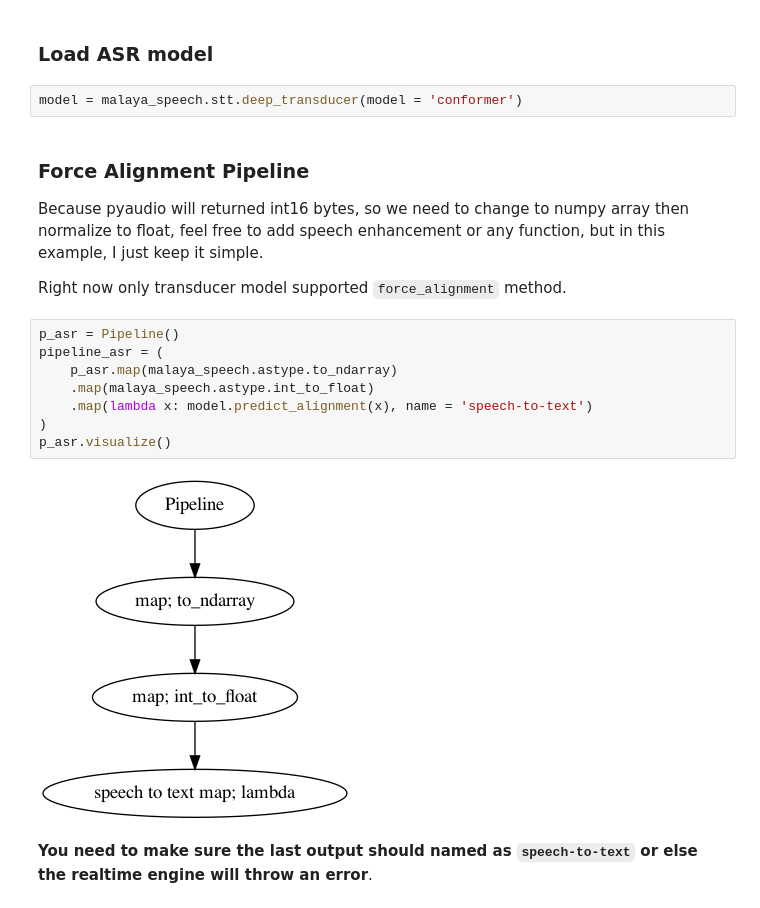
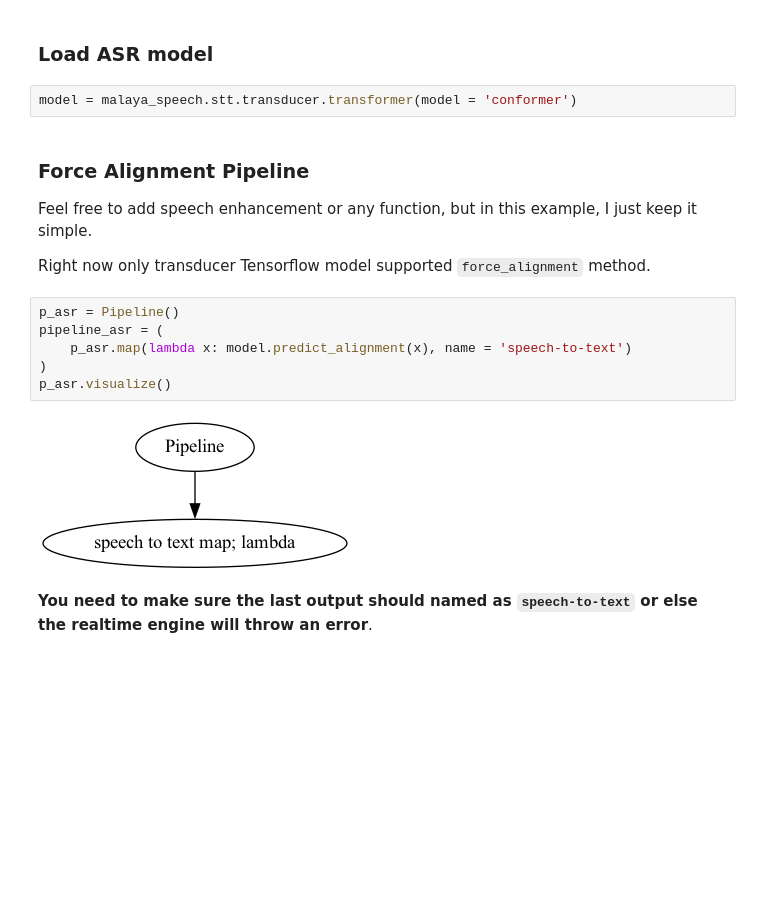
Before and after one commit to mesolitica/malaya-speech, a Jupyter notebook: docs/realtime-alignment.ipynb, the cells around one changed output. Drawn from its saved outputs; the diff is of its cells as text; blank space fills up the shorter version.

```diff
--- a/docs/realtime-alignment.ipynb
+++ b/docs/realtime-alignment.ipynb
@@ -105,23 +113,21 @@ By default it will use `0` index.
 # %% [markdown]
 ### Load ASR model
 # %%
-model = malaya_speech.stt.deep_transducer(model = 'conformer')
+model = malaya_speech.stt.transducer.transformer(model = 'conformer')
 # %% [markdown]
 ### Force Alignment Pipeline
 
-Because pyaudio will returned int16 bytes, so we need to change to numpy array then normalize to float, feel free to add speech enhancement or any function, but in this example, I just keep it simple.
+Feel free to add speech enhancement or any function, but in this example, I just keep it simple.
 
-Right now only transducer model supported `force_alignment` method.
+Right now only transducer Tensorflow model supported `force_alignment` method.
 # %%
 p_asr = Pipeline()
 pipeline_asr = (
-    p_asr.map(malaya_speech.astype.to_ndarray)
-    .map(malaya_speech.astype.int_to_float)
-    .map(lambda x: model.predict_alignment(x), name = 'speech-to-text')
+    p_asr.map(lambda x: model.predict_alignment(x), name = 'speech-to-text')
 )
 p_asr.visualize()
 # %% [output]
-[figure, old version]
+[figure, new version]
 # %% [markdown]
 **You need to make sure the last output should named as `speech-to-text` or else the realtime engine will throw an error**.
 # %% [markdown]
```
Also changed, not shown: parts of 14 cells of this notebook, 22 other files.
